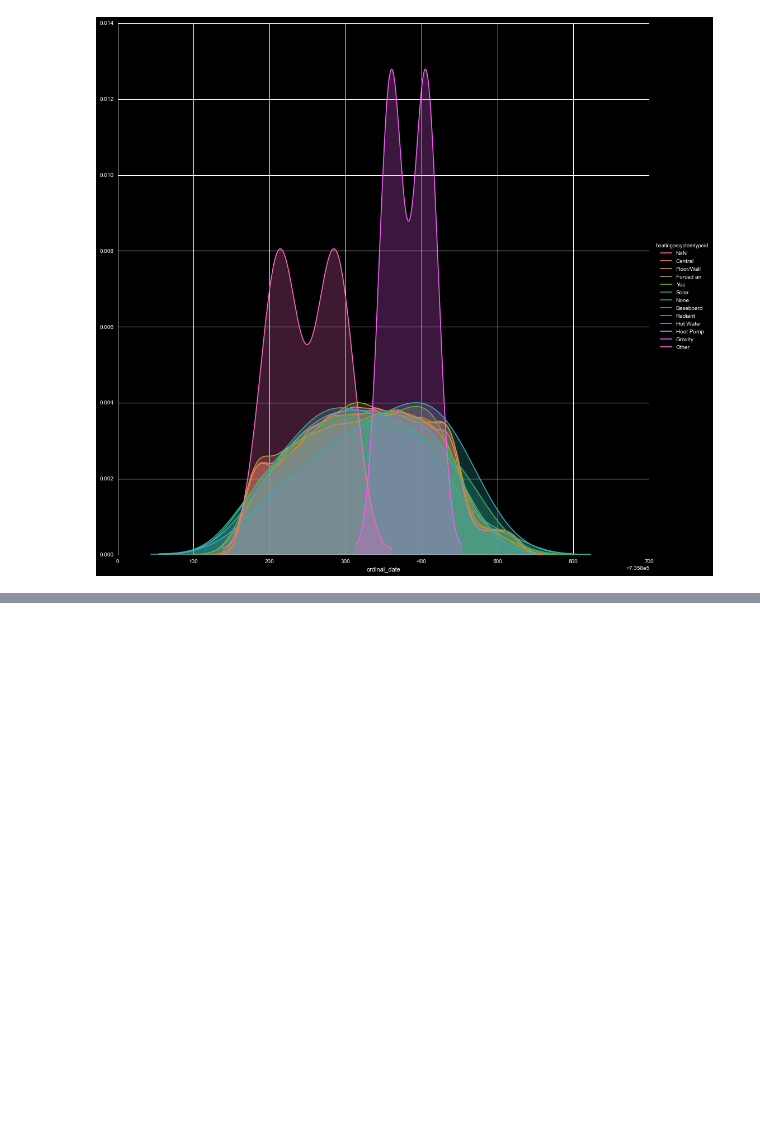
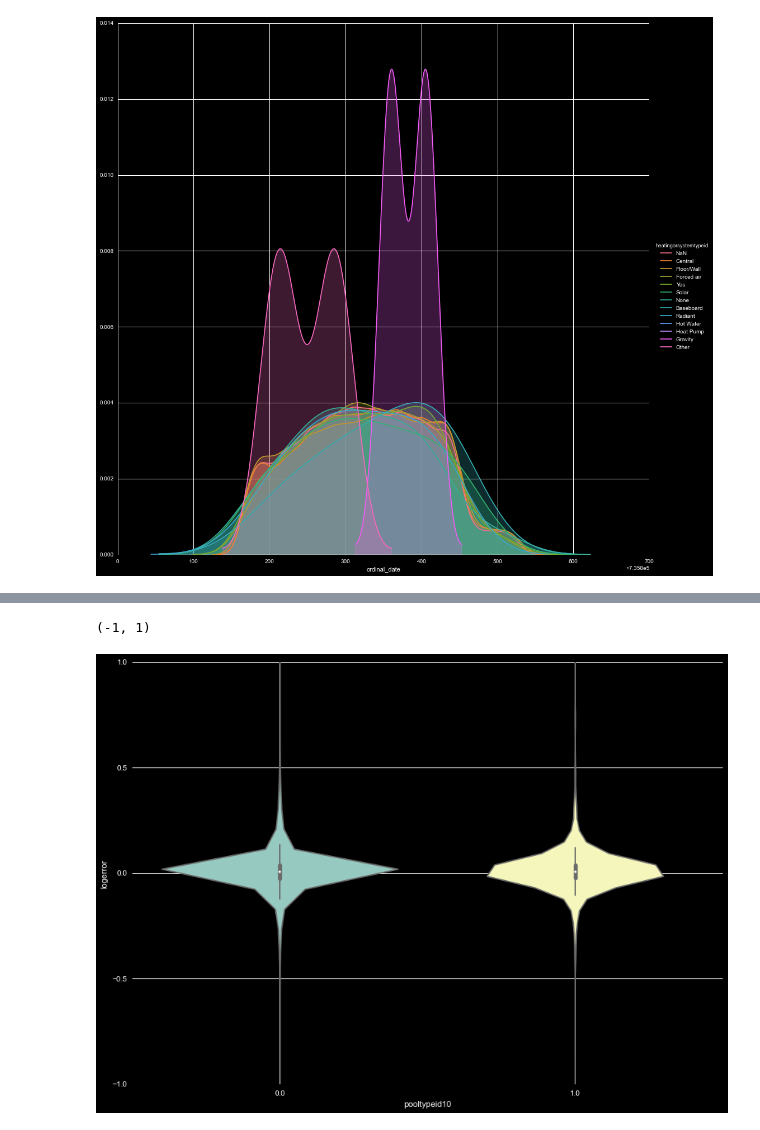
Before and after one commit to markertsean/zillow, a Jupyter notebook: Explore_Purchased.ipynb, the cells around one changed output, grey strips where cells are left out. Saved outputs shown, nothing was run; the diff lists cells and outputs as text; code cells hidden in the pictures; blank space fills up the shorter version.

```diff
--- a/Explore_Purchased.ipynb
+++ b/Explore_Purchased.ipynb
@@ -413,0 +521,6 @@ sns.FacetGrid( data=foo, hue=var, size=14 ).map( sns.kdeplot, 'ordinal_date', sh
+# %%
+sns.violinplot( data=foo, x='pooltypeid10', y='logerror' )
+plt.ylim( -1, 1 )
+# %% [output]
+(-1, 1)
+[figure, added]
```
Also changed, not shown: parts of 48 cells of this notebook, 1 other file.
